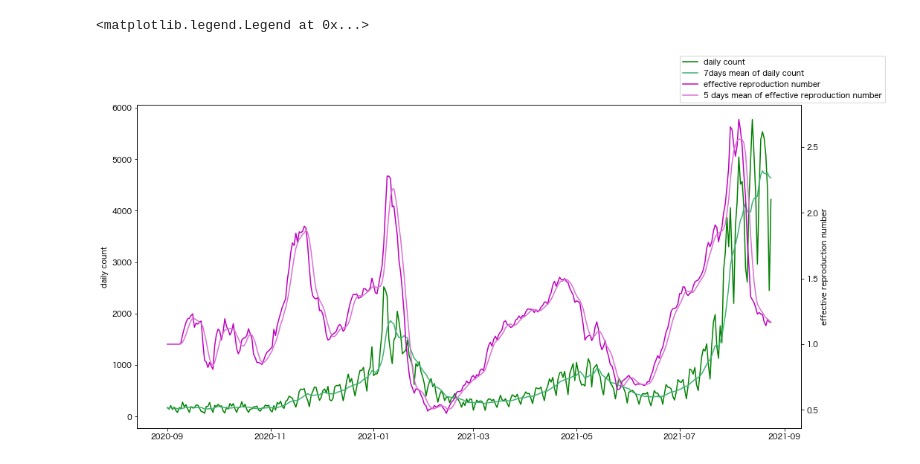
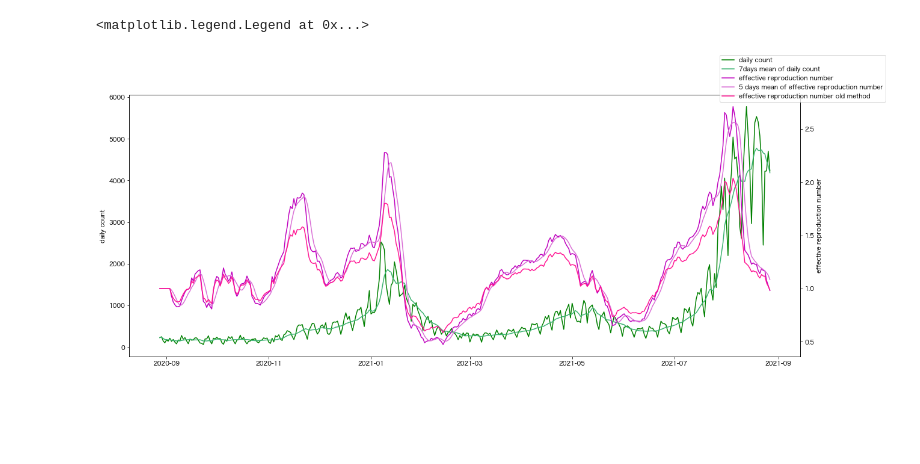
Before and after one commit to sonkm3/nkm3.github.io, a Jupyter notebook: content/ipynb/tokyo_covid19/tokyo_covid19_effective_reproduction_number.ipynb, the cells around one changed output. Saved outputs shown, nothing was run; the diff lists cells and outputs as text; code cells hidden in the pictures; blank space fills up the shorter version.

```diff
--- a/content/ipynb/tokyo_covid19/tokyo_covid19_effective_reproduction_number.ipynb
+++ b/content/ipynb/tokyo_covid19/tokyo_covid19_effective_reproduction_number.ipynb
@@ -7,5 +23,5 @@ data = pd.read_csv('data/130001_tokyo_covid19_patients.csv', parse_dates=['公
 # %%
-data = data[(data['公表_年月日'] >= '2020-09-01') & (data['公表_年月日'] < '2021-09-01')]
+data = data[(data['公表_年月日'] >= date(date.today().year - 1, date.today().month, date.today().day).strftime('%Y-%m-%d')) & (data['公表_年月日'] < date.today().strftime('%Y-%m-%d'))]
 
 daily = data.groupby("公表_年月日").size().to_frame('count')
 # %%
@@ -18,22 +34,28 @@ def calc_ern(*args, **kwargs):
 
 daily['ern'] = daily['count'].rolling(window='19D').apply(calc_ern)
 daily['ernmean'] = daily['ern'].rolling(window='5D').mean()
+
+def calc_ern_old(*args, **kwargs):
+    return (sum(args[0][-7:]) / sum(args[0][:7])) ** (5/7)
+
+daily['ern_old'] = daily['count'].rolling(window='19D').apply(calc_ern_old)
 # %%
-fig = plt.figure(figsize=(16, 8))
+fig = plt.figure(figsize=(20, 8))
 
 ax1 = fig.subplots()
 ax2 = ax1.twinx()
 
 ax1.plot(daily['count'], color='g', label='daily count')
 ax1.plot(daily['7dmean'], color='mediumseagreen', label='7days mean of daily count')
 
 ax1.set_ylabel('daily count')
 
 ax2.plot(daily['ern'], color='m', label='effective reproduction number')
 ax2.plot(daily['ernmean'], color='orchid', label='5 days mean of effective reproduction number')
+ax2.plot(daily['ern_old'], color='deeppink', label='effective reproduction number old method')
 ax2.set_ylabel('effective reproduction number')
 
 fig.legend()
 # %% [output]
 <matplotlib.legend.Legend at 0x...>
-[figure, old version]
+[figure, new version]
```
Also changed, not shown: parts of 1 cell of this notebook, 2 other files.
